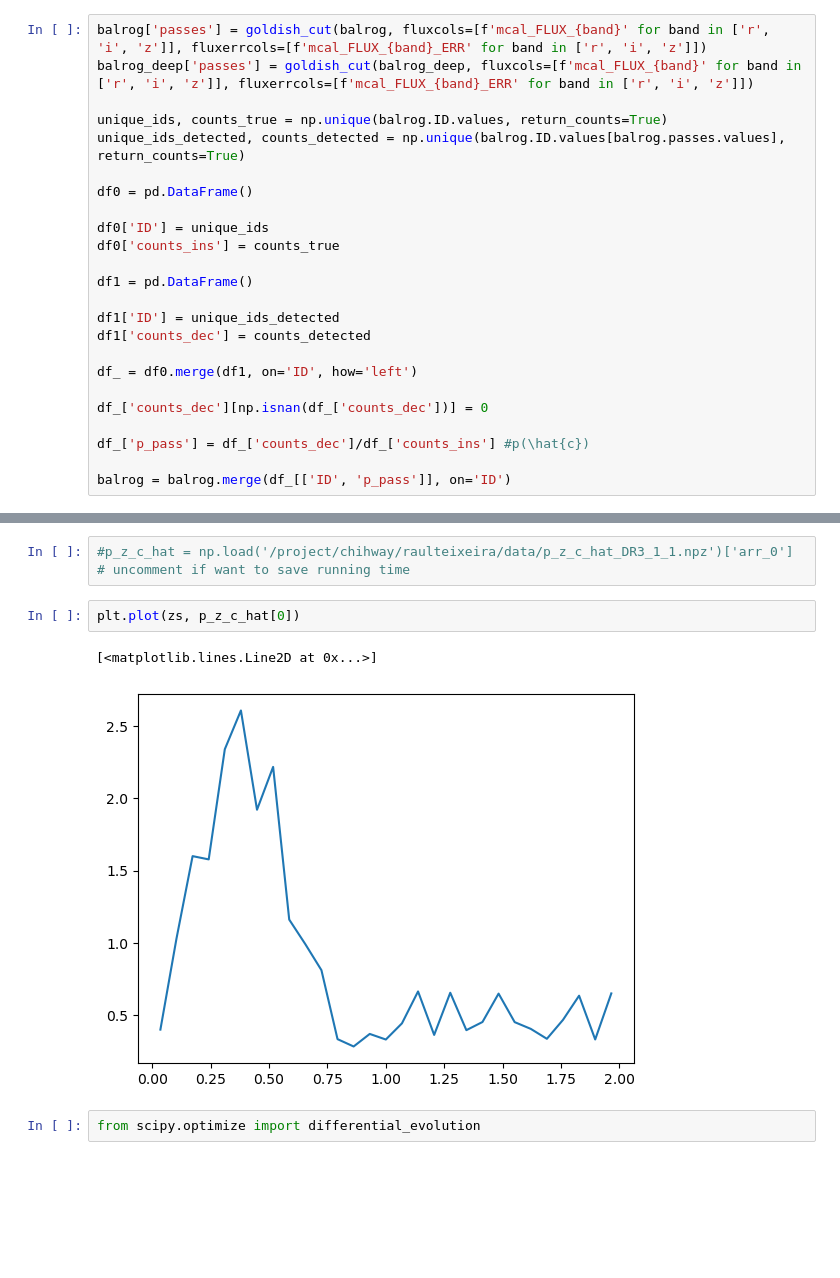
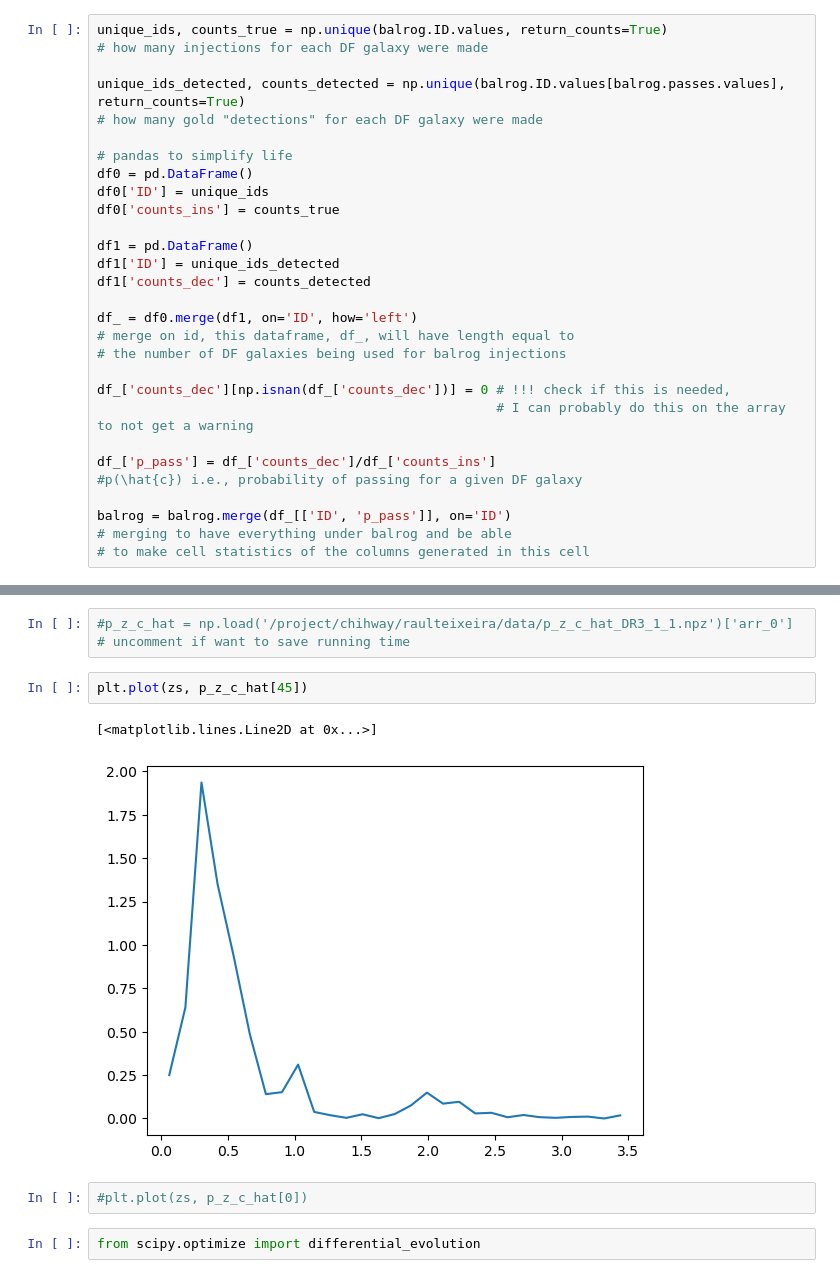
Before and after one commit to rbgdet/CSPZ, a Jupyter notebook: notebooks/SOMPZ_pipeline.ipynb, the cells around one changed output, grey strips where cells are left out. Saved outputs shown, nothing was run; the diff lists cells and outputs as text; blank space fills up the shorter version.

```diff
--- a/notebooks/SOMPZ_pipeline.ipynb
+++ b/notebooks/SOMPZ_pipeline.ipynb
@@ -148,27 +220,32 @@ balrog_deep = balrog.merge(deep, on='ID', how='left')
 # %%
-balrog['passes'] = goldish_cut(balrog, fluxcols=[f'mcal_FLUX_{band}' for band in ['r', 'i', 'z']], fluxerrcols=[f'mcal_FLUX_{band}_ERR' for band in ['r', 'i', 'z']])
-balrog_deep['passes'] = goldish_cut(balrog_deep, fluxcols=[f'mcal_FLUX_{band}' for band in ['r', 'i', 'z']], fluxerrcols=[f'mcal_FLUX_{band}_ERR' for band in ['r', 'i', 'z']])
+unique_ids, counts_true = np.unique(balrog.ID.values, return_counts=True)
+# how many injections for each DF galaxy were made
 
-unique_ids, counts_true = np.unique(balrog.ID.values, return_counts=True)
 unique_ids_detected, counts_detected = np.unique(balrog.ID.values[balrog.passes.values], return_counts=True)
+# how many gold "detections" for each DF galaxy were made
 
+# pandas to simplify life
 df0 = pd.DataFrame()
-
 df0['ID'] = unique_ids
 df0['counts_ins'] = counts_true
 
 df1 = pd.DataFrame()
-
 df1['ID'] = unique_ids_detected
 df1['counts_dec'] = counts_detected
 
 df_ = df0.merge(df1, on='ID', how='left')
+# merge on id, this dataframe, df_, will have length equal to
+# the number of DF galaxies being used for balrog injections
 
-df_['counts_dec'][np.isnan(df_['counts_dec'])] = 0
+df_['counts_dec'][np.isnan(df_['counts_dec'])] = 0 # !!! check if this is needed,
+                                                   # I can probably do this on the array to not get a warning
 
-df_['p_pass'] = df_['counts_dec']/df_['counts_ins'] #p(\hat{c})
+df_['p_pass'] = df_['counts_dec']/df_['counts_ins']
+#p(\hat{c}) i.e., probability of passing for a given DF galaxy
 
 balrog = balrog.merge(df_[['ID', 'p_pass']], on='ID')
+# merging to have everything under balrog and be able
+# to make cell statistics of the columns generated in this cell
 # %% [output]
 A value is trying to be set on a copy of a slice from a DataFrame
 
@@ -325,11 +413,13 @@ plt.show()
 # %%
 #p_z_c_hat = np.load('/project/chihway/raulteixeira/data/p_z_c_hat_DR3_1_1.npz')['arr_0']
 # uncomment if want to save running time
+# %%
+plt.plot(zs, p_z_c_hat[45])
+# %% [output]
+[<matplotlib.lines.Line2D at 0x...>]
+[figure, added]
 # %%
-plt.plot(zs, p_z_c_hat[0])
+#plt.plot(zs, p_z_c_hat[0])
-# %% [output]
-[<matplotlib.lines.Line2D at 0x...>]
-[figure, removed]
 # %%
 from scipy.optimize import differential_evolution
 # %%
```
Also changed, not shown: parts of 49 cells of this notebook, 5 other files.
